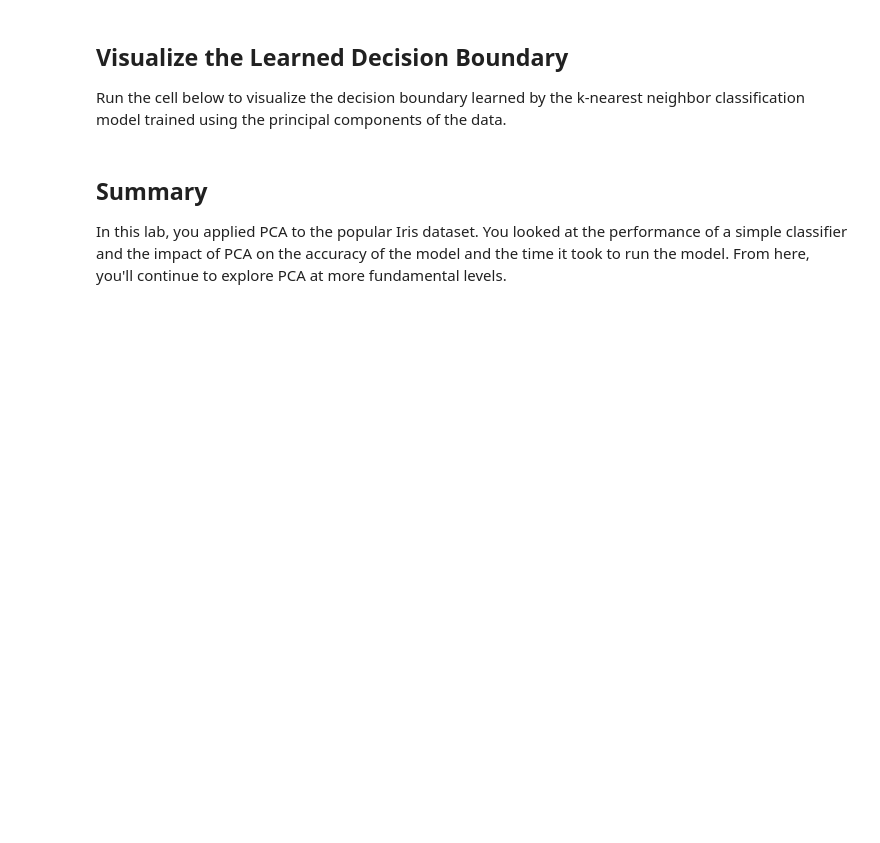
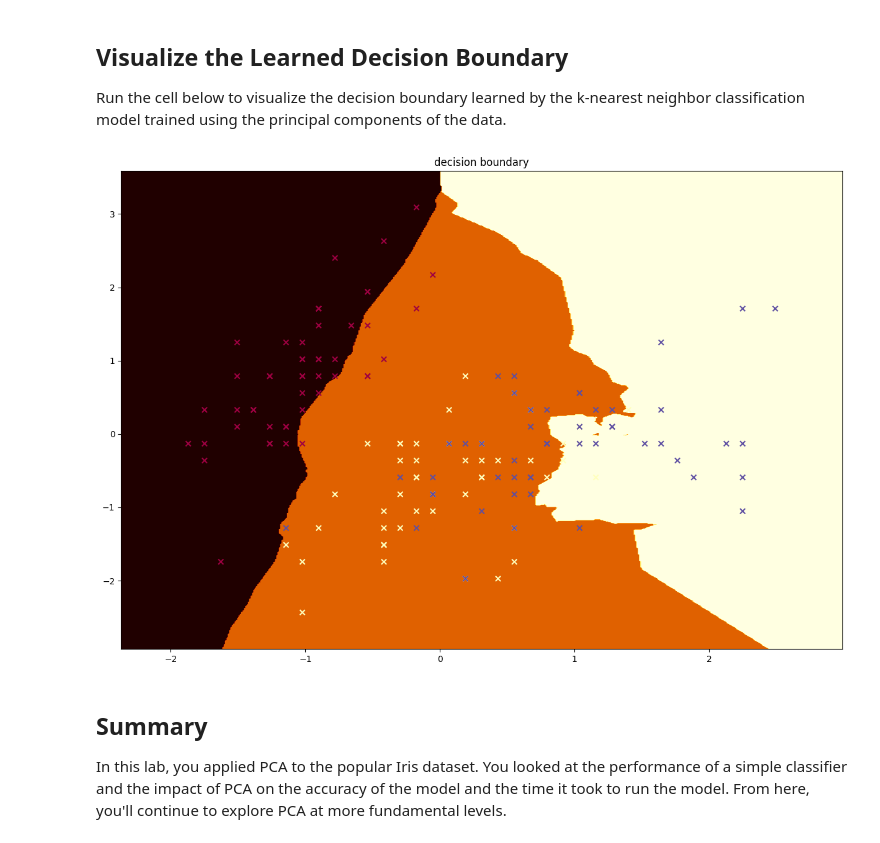
Before and after one commit to Makster04/dsc-pca-in-scikitlearn-lab, a Jupyter notebook: index.ipynb, the cells around one changed output. Cells and saved outputs as stored; diff of their text form; code cells hidden in the pictures; blank space fills up the shorter version.

```diff
--- a/index.ipynb
+++ b/index.ipynb
@@ -139,0 +181,13 @@ Now repeat the above process for the dataset made from principal components:
+# %%
+# Classification - reduced (PCA) Iris dataset
+PC1_train, PC1_test, PC2_train, PC2_test = train_test_split(principalComponents, y, test_size=0.2, random_state=9)
+
+clf= KNeighborsClassifier()
+
+clf.fit(PC1_train, PC2_train)
+
+PCA_y_pred = clf.predict(PC1_test)
+
+accuracy = accuracy_score(PC2_test, PCA_y_pred)
+
+accuracy
@@ -148,26 +204,28 @@ Run the cell below to visualize the decision boundary learned by the k-nearest n
 # %%
 # Plot decision boundary using principal components
 import numpy as np
 def decision_boundary(pred_func):
 
     # Set the boundary
-    x_min, x_max = X.iloc[:, 0].min() - 0.5, X.iloc[:, 0].max() + 0.5
-    y_min, y_max = X.iloc[:, 1].min() - 0.5, X.iloc[:, 1].max() + 0.5
+    x_min, x_max = X[:, 0].min() - 0.5, X[:, 0].max() + 0.5
+    y_min, y_max = X[:, 1].min() - 0.5, X[:, 1].max() + 0.5
     h = 0.01
 
     # Build meshgrid
     xx, yy = np.meshgrid(np.arange(x_min, x_max, h), np.arange(y_min, y_max, h))
     Z = pred_func(np.c_[xx.ravel(), yy.ravel()])
     Z = Z.reshape(xx.shape)
 
     # Plot the contour
     plt.figure(figsize=(15,10))
     plt.contourf(xx, yy, Z, cmap=plt.cm.afmhot)
-    plt.scatter(X.iloc[:, 0], X.iloc[:, 1], c=y, cmap=plt.cm.Spectral, marker='x')
+    plt.scatter(X[:, 0], X[:, 1], c=y, cmap=plt.cm.Spectral, marker='x')
 
-decision_boundary(lambda x: model.predict(x))
+decision_boundary(lambda x: clf.predict(x))
 
 plt.title('decision boundary');
+# %% [output]
+[figure, added]
 # %% [markdown]
 ## Summary
 
```
Also changed, not shown: parts of 8 cells of this notebook.
